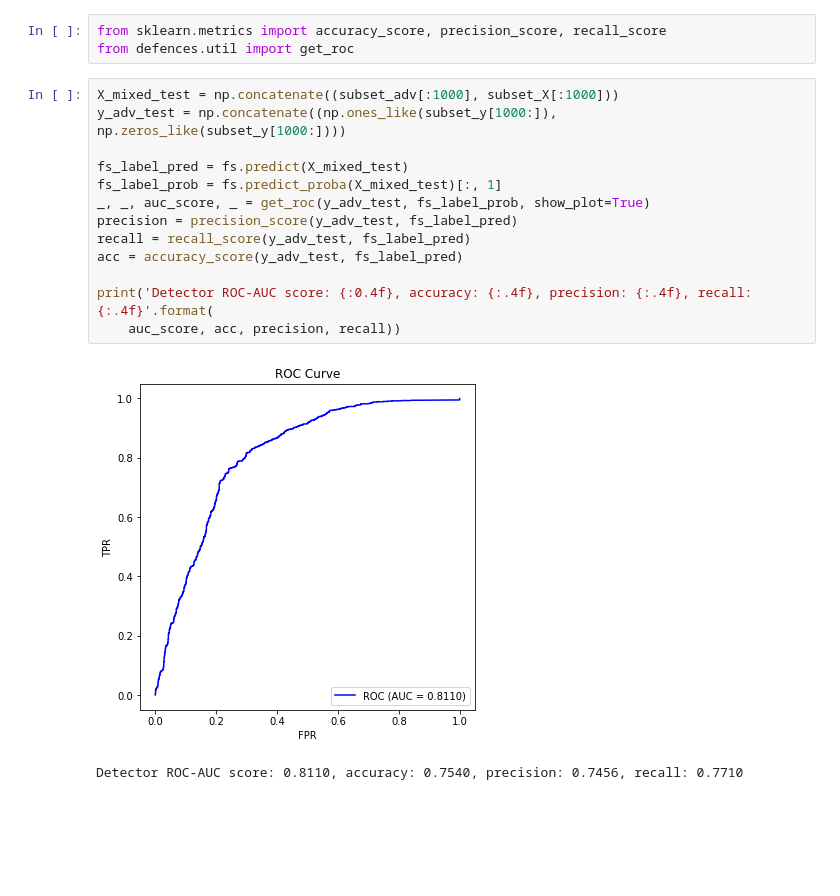
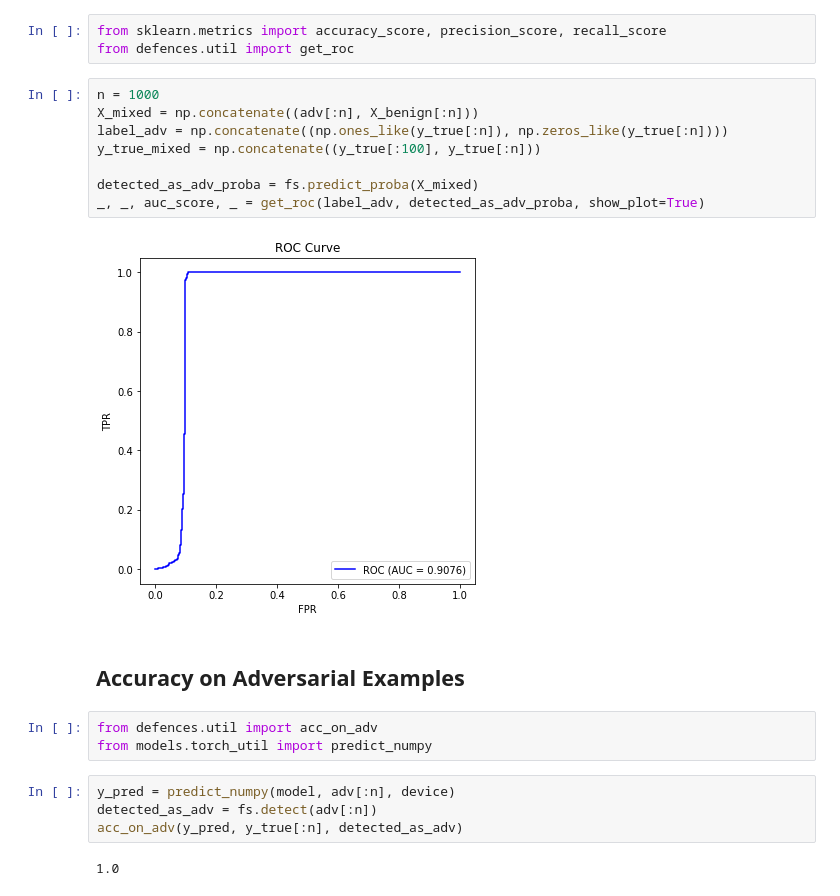
Before and after one commit to changx03/baard_exp2, a Jupyter notebook: examples/demo_FetureSqueeze.ipynb, the cells around one changed output. Cells and saved outputs as stored; diff of their text form; blank space fills up the shorter version.

```diff
--- a/examples/demo_FetureSqueeze.ipynb
+++ b/examples/demo_FetureSqueeze.ipynb
@@ -393,19 +225,24 @@ True postive rate: 77.1000%
 # %%
 from sklearn.metrics import accuracy_score, precision_score, recall_score
 from defences.util import get_roc
-# %%
-X_mixed_test = np.concatenate((subset_adv[:1000], subset_X[:1000]))
-y_adv_test = np.concatenate((np.ones_like(subset_y[1000:]), np.zeros_like(subset_y[1000:])))
-
-fs_label_pred = fs.predict(X_mixed_test)
-fs_label_prob = fs.predict_proba(X_mixed_test)[:, 1]
-_, _, auc_score, _ = get_roc(y_adv_test, fs_label_prob, show_plot=True)
-precision = precision_score(y_adv_test, fs_label_pred)
-recall = recall_score(y_adv_test, fs_label_pred)
-acc = accuracy_score(y_adv_test, fs_label_pred)
-
-print('Detector ROC-AUC score: {:0.4f}, accuracy: {:.4f}, precision: {:.4f}, recall: {:.4f}'.format(
-    auc_score, acc, precision, recall))
-# %% [output]
-[figure, removed]
-Detector ROC-AUC score: 0.8110, accuracy: 0.7540, precision: 0.7456, recall: 0.7710
+# %%
+n = 1000
+X_mixed = np.concatenate((adv[:n], X_benign[:n]))
+label_adv = np.concatenate((np.ones_like(y_true[:n]), np.zeros_like(y_true[:n])))
+y_true_mixed = np.concatenate((y_true[:100], y_true[:n]))
+
+detected_as_adv_proba = fs.predict_proba(X_mixed)
+_, _, auc_score, _ = get_roc(label_adv, detected_as_adv_proba, show_plot=True)
+# %% [output]
+[figure, added]
+# %% [markdown]
+## Accuracy on Adversarial Examples
+# %%
+from defences.util import acc_on_adv
+from models.torch_util import predict_numpy
+# %%
+y_pred = predict_numpy(model, adv[:n], device)
+detected_as_adv = fs.detect(adv[:n])
+acc_on_adv(y_pred, y_true[:n], detected_as_adv)
+# %% [output]
+1.0
```
Also changed, not shown: parts of 25 cells of this notebook, 14 other files.
